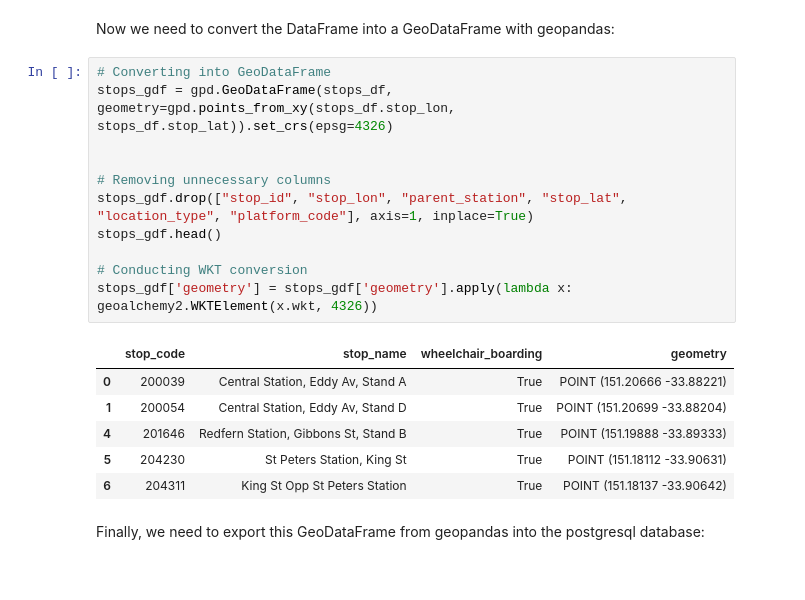
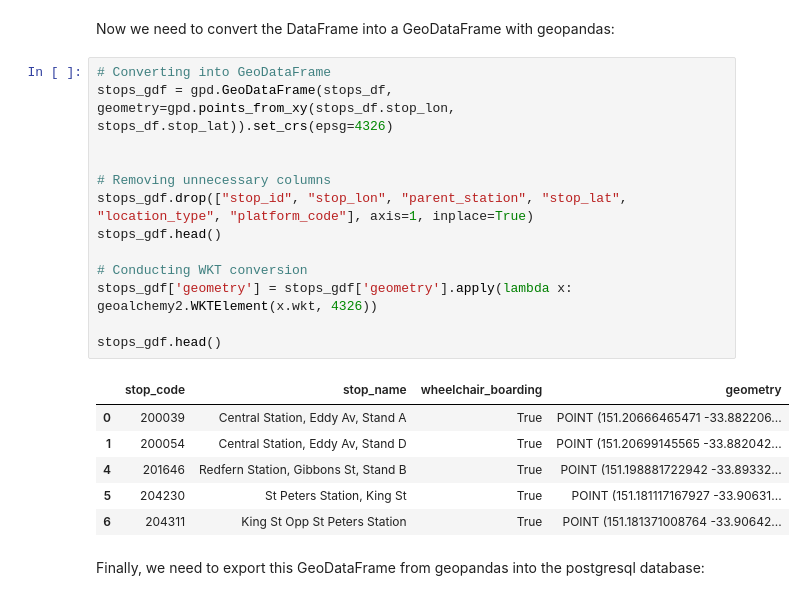
Before and after one commit to FixItChris/DATA2901, a Jupyter notebook: Report.ipynb, the cells around one changed output. Saved outputs shown, nothing was run; the diff lists cells and outputs as text.

```diff
--- a/Report.ipynb
+++ b/Report.ipynb
@@ -376,21 +373,23 @@ Now we need to convert the DataFrame into a GeoDataFrame with geopandas:
 # %%
 # Converting into GeoDataFrame
 stops_gdf = gpd.GeoDataFrame(stops_df, geometry=gpd.points_from_xy(stops_df.stop_lon, stops_df.stop_lat)).set_crs(epsg=4326)
 
 
 # Removing unnecessary columns
 stops_gdf.drop(["stop_id", "stop_lon", "parent_station", "stop_lat", "location_type", "platform_code"], axis=1, inplace=True)
 stops_gdf.head()
 
 # Conducting WKT conversion
 stops_gdf['geometry'] = stops_gdf['geometry'].apply(lambda x: geoalchemy2.WKTElement(x.wkt, 4326))
+
+stops_gdf.head()
 # %% [output]
 |  | stop_code | stop_name | wheelchair_boarding | geometry |
-| 0 | 200039 | Central Station, Eddy Av, Stand A | True | POINT (151.20666 -33.88221) |
-| 1 | 200054 | Central Station, Eddy Av, Stand D | True | POINT (151.20699 -33.88204) |
-| 4 | 201646 | Redfern Station, Gibbons St, Stand B | True | POINT (151.19888 -33.89333) |
-| 5 | 204230 | St Peters Station, King St | True | POINT (151.18112 -33.90631) |
-| 6 | 204311 | King St Opp St Peters Station | True | POINT (151.18137 -33.90642) |
+| 0 | 200039 | Central Station, Eddy Av, Stand A | True | POINT (151.20666465471 -33.882206... |
+| 1 | 200054 | Central Station, Eddy Av, Stand D | True | POINT (151.20699145565 -33.882042... |
+| 4 | 201646 | Redfern Station, Gibbons St, Stand B | True | POINT (151.198881722942 -33.89332... |
+| 5 | 204230 | St Peters Station, King St | True | POINT (151.181117167927 -33.90631... |
+| 6 | 204311 | King St Opp St Peters Station | True | POINT (151.181371008764 -33.90642... |
 # %% [markdown]
 Finally, we need to export this GeoDataFrame from geopandas into the postgresql database:
 # %%
```
Also changed, not shown: parts of 20 cells of this notebook.
